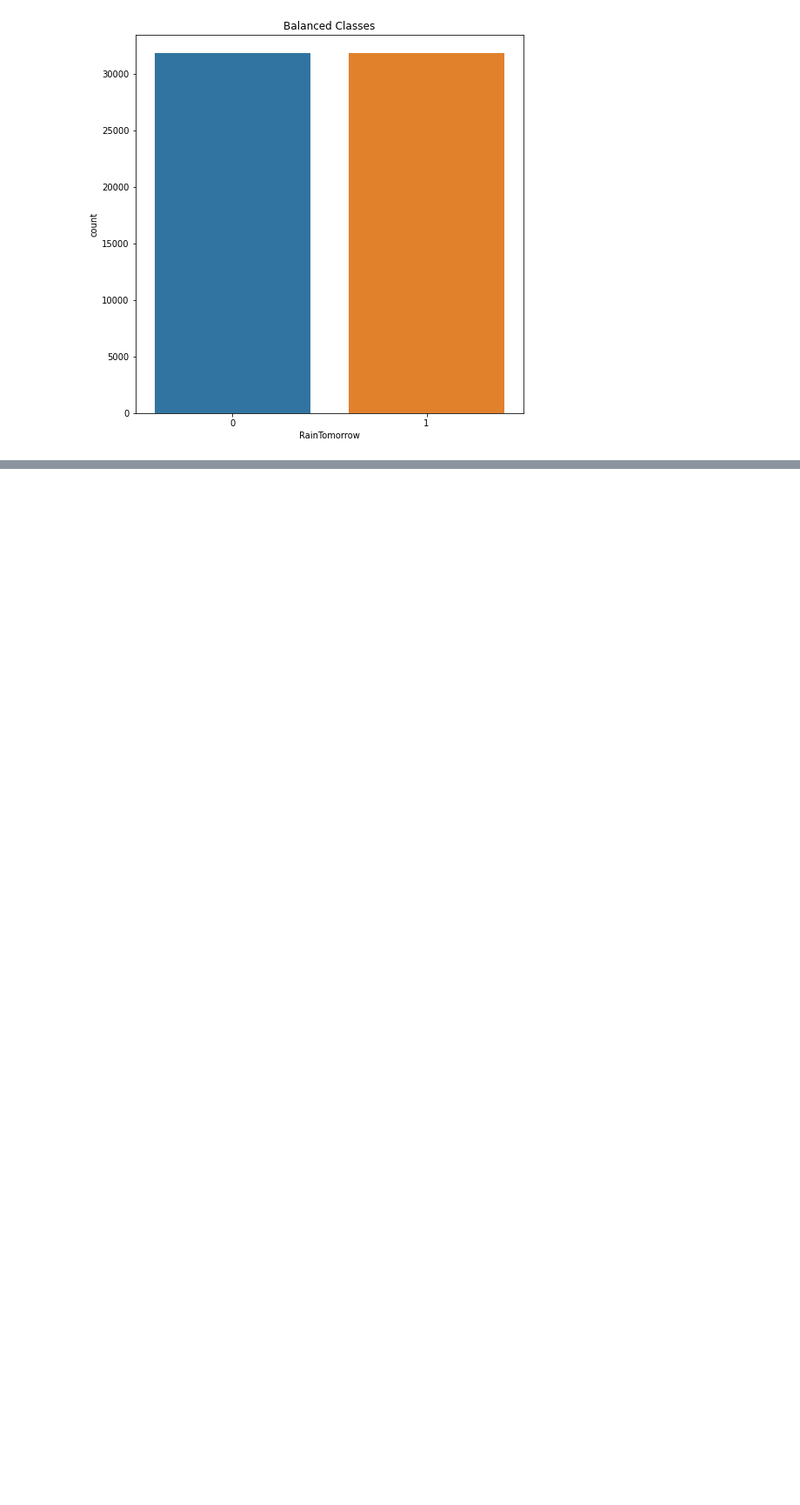
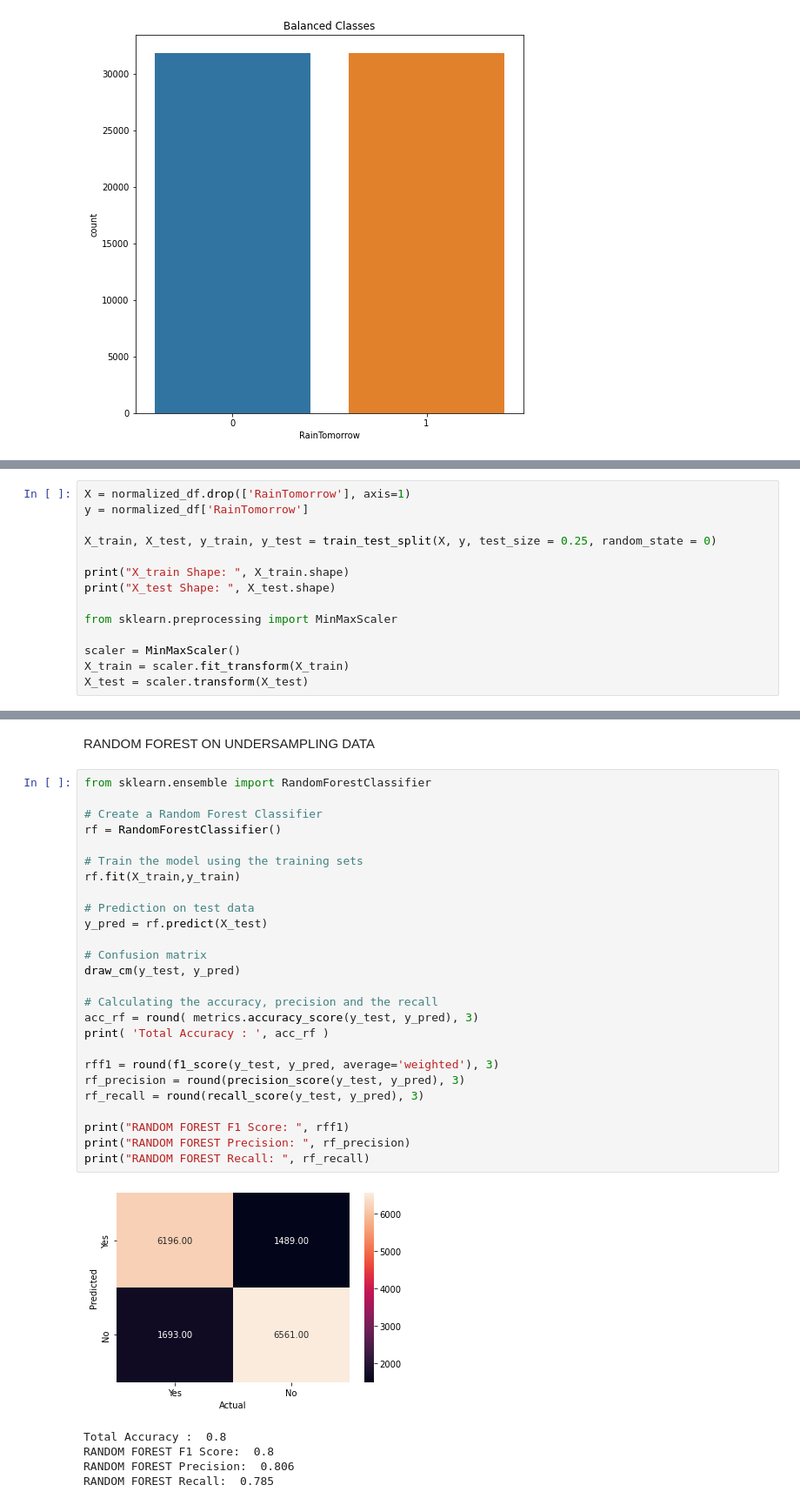
Before and after one commit to DivyangDave99/weatherAustralia, a Jupyter notebook: weatherAUS.ipynb, the cells around one changed output, grey strips where cells are left out. Shown at 87% size. Cells and saved outputs as stored; diff of their text form; blank space fills up the shorter version.

```diff
--- a/weatherAUS.ipynb
+++ b/weatherAUS.ipynb
@@ -1320,0 +957,14 @@ plt.show()
+# %%
+X = normalized_df.drop(['RainTomorrow'], axis=1)
+y = normalized_df['RainTomorrow']
+
+X_train, X_test, y_train, y_test = train_test_split(X, y, test_size = 0.25, random_state = 0)
+
+print("X_train Shape: ", X_train.shape)
+print("X_test Shape: ", X_test.shape)
+
+from sklearn.preprocessing import MinMaxScaler
+
+scaler = MinMaxScaler()
+X_train = scaler.fit_transform(X_train)
+X_test = scaler.transform(X_test)
@@ -1320,0 +1106,34 @@ plt.show()
+# %% [markdown]
+RANDOM FOREST ON UNDERSAMPLING DATA
+# %%
+from sklearn.ensemble import RandomForestClassifier
+
+# Create a Random Forest Classifier
+rf = RandomForestClassifier()
+
+# Train the model using the training sets
+rf.fit(X_train,y_train)
+
+# Prediction on test data
+y_pred = rf.predict(X_test)
+
+# Confusion matrix
+draw_cm(y_test, y_pred)
+
+# Calculating the accuracy, precision and the recall
+acc_rf = round( metrics.accuracy_score(y_test, y_pred), 3)
+print( 'Total Accuracy : ', acc_rf )
+
+rff1 = round(f1_score(y_test, y_pred, average='weighted'), 3)
+rf_precision = round(precision_score(y_test, y_pred), 3)
+rf_recall = round(recall_score(y_test, y_pred), 3)
+
+print("RANDOM FOREST F1 Score: ", rff1)
+print("RANDOM FOREST Precision: ", rf_precision)
+print("RANDOM FOREST Recall: ", rf_recall)
+# %% [output]
+[figure, added]
+Total Accuracy :  0.8
+RANDOM FOREST F1 Score:  0.8
+RANDOM FOREST Precision:  0.806
+RANDOM FOREST Recall:  0.785
```
Also changed, not shown: parts of 176 cells of this notebook.
